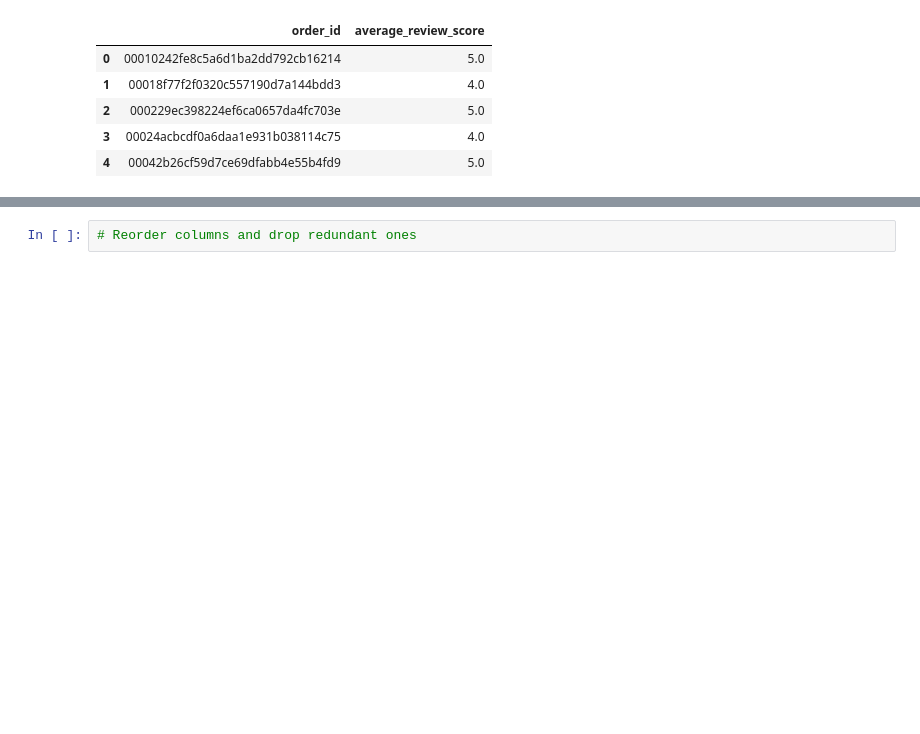
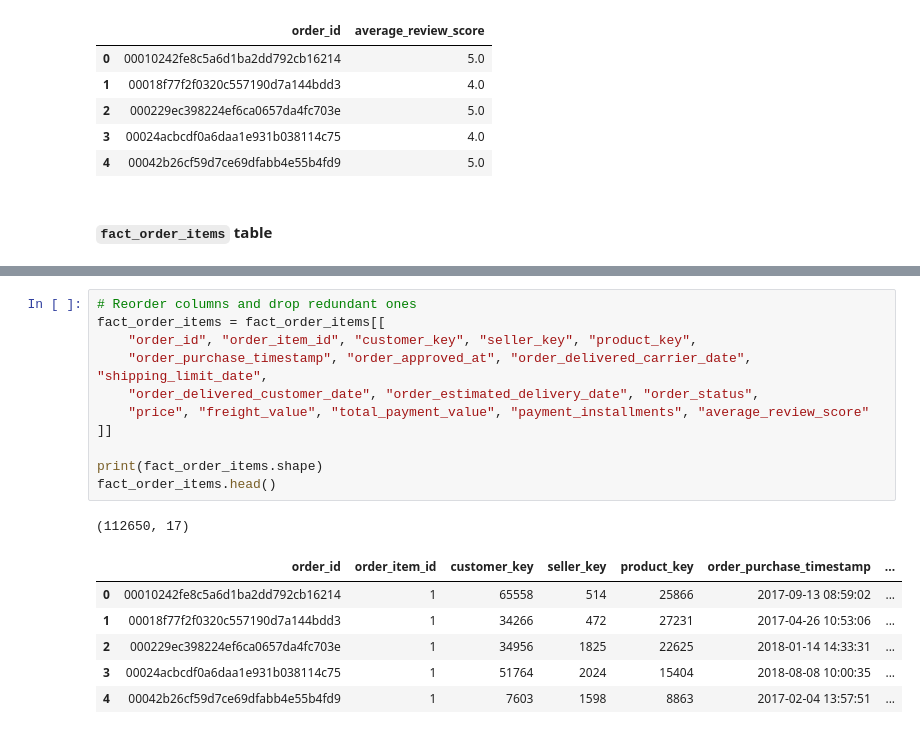
Before and after one commit to zzhenjie01/brazilian-ecommerce, a Jupyter notebook: src/etl.ipynb, the cells around one changed output, grey strips where cells are left out. Drawn from its saved outputs; the diff is of its cells as text; blank space fills up the shorter version.

```diff
--- a/src/etl.ipynb
+++ b/src/etl.ipynb
@@ -200,6 +199,8 @@ latest_review_scores.head()
 | 2 | 000229ec398224ef6ca0657da4fc703e | 5.0 |
 | 3 | 00024acbcdf0a6daa1e931b038114c75 | 4.0 |
 | 4 | 00042b26cf59d7ce69dfabb4e55b4fd9 | 5.0 |
+# %% [markdown]
+#### `fact_order_items` table
 # %%
 # Start with order_items
 fact_order_items = order_items.copy()
@@ -242,5 +243,22 @@ fact_order_items.head()
 | 2 | 000229ec398224ef6ca0657da4fc703e | 1 | c777355d18b72b67abbeef9df44fd0fd | 5b51032eddd242adc84c38acab88f23d | 2018-01-18 14:48:30 | 199.00 | 17.87 | ... |
 | 3 | 00024acbcdf0a6daa1e931b038114c75 | 1 | 7634da152a4610f1595efa32f14722fc | 9d7a1d34a5052409006425275ba1c2b4 | 2018-08-15 10:10:18 | 12.99 | 12.79 | ... |
 | 4 | 00042b26cf59d7ce69dfabb4e55b4fd9 | 1 | ac6c3623068f30de03045865e4e10089 | df560393f3a51e74553ab94004ba5c87 | 2017-02-13 13:57:51 | 199.90 | 18.14 | ... |
-# %%
-# Reorder columns and drop redundant ones
+# %%
+# Reorder columns and drop redundant ones
+fact_order_items = fact_order_items[[
+    "order_id", "order_item_id", "customer_key", "seller_key", "product_key",
+    "order_purchase_timestamp", "order_approved_at", "order_delivered_carrier_date", "shipping_limit_date",
+    "order_delivered_customer_date", "order_estimated_delivery_date", "order_status",
+    "price", "freight_value", "total_payment_value", "payment_installments", "average_review_score"
+]]
+
+print(fact_order_items.shape)
+fact_order_items.head()
+# %% [output]
+(112650, 17)
+|  | order_id | order_item_id | customer_key | seller_key | product_key | order_purchase_timestamp | ... |
+| 0 | 00010242fe8c5a6d1ba2dd792cb16214 | 1 | 65558 | 514 | 25866 | 2017-09-13 08:59:02 | ... |
+| 1 | 00018f77f2f0320c557190d7a144bdd3 | 1 | 34266 | 472 | 27231 | 2017-04-26 10:53:06 | ... |
+| 2 | 000229ec398224ef6ca0657da4fc703e | 1 | 34956 | 1825 | 22625 | 2018-01-14 14:33:31 | ... |
+| 3 | 00024acbcdf0a6daa1e931b038114c75 | 1 | 51764 | 2024 | 15404 | 2018-08-08 10:00:35 | ... |
+| 4 | 00042b26cf59d7ce69dfabb4e55b4fd9 | 1 | 7603 | 1598 | 8863 | 2017-02-04 13:57:51 | ... |
```
Also changed, not shown: parts of 5 cells of this notebook, 5 other files.
